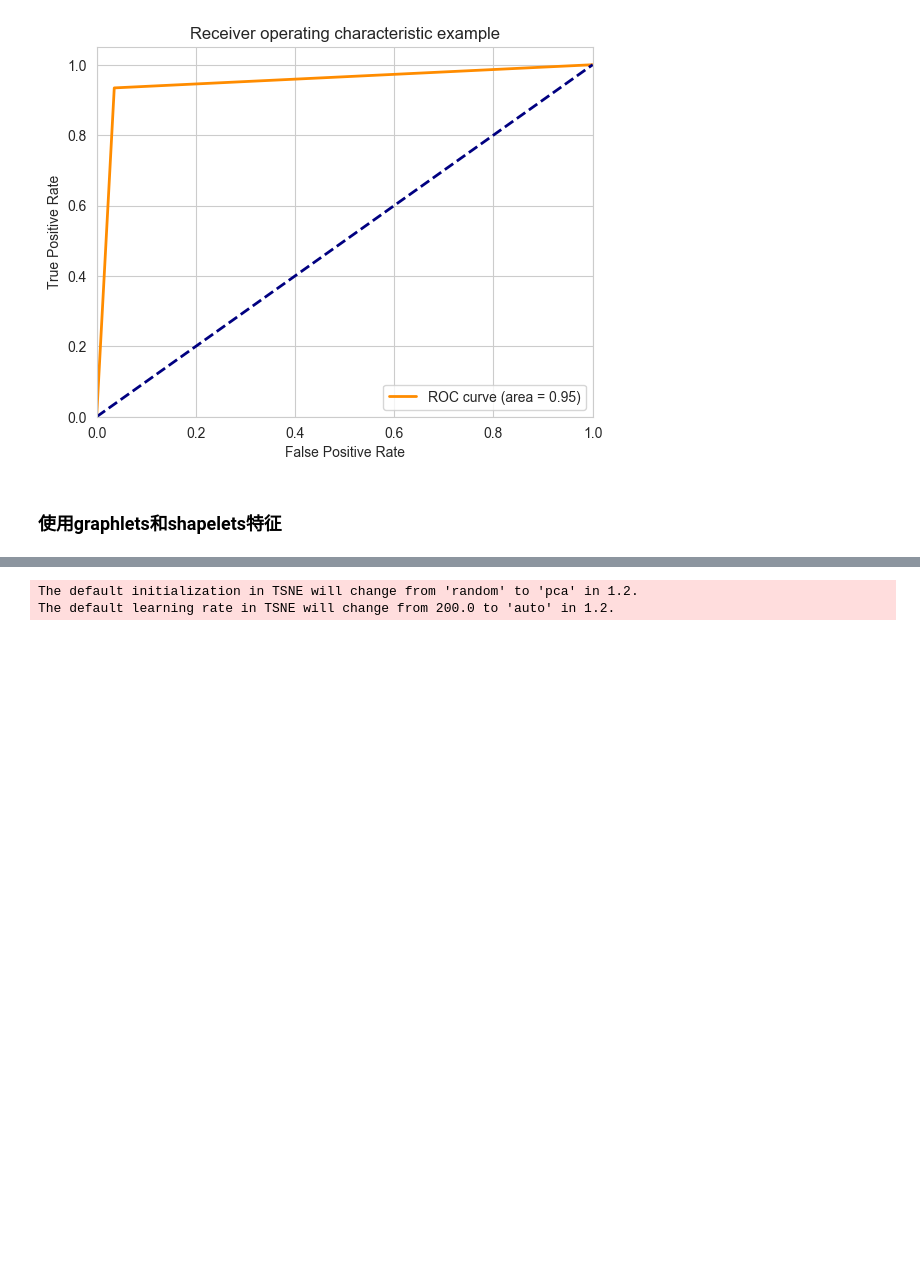
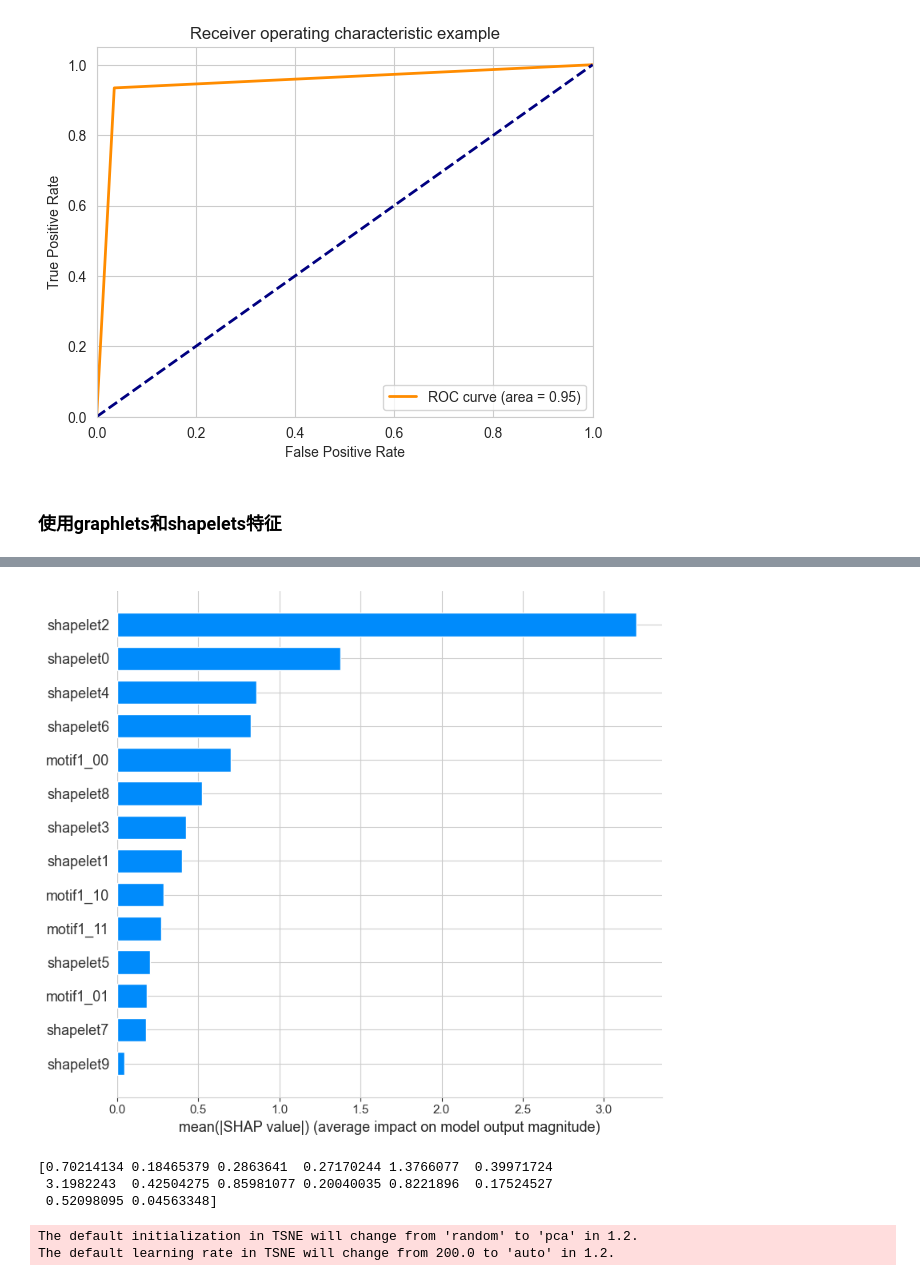
Before and after one commit to YancyKahn/eth-phishing-detection, a Jupyter notebook: translets_mining.ipynb, the cells around one changed output, grey strips where cells are left out. Cells and saved outputs as stored; diff of their text form; code cells hidden in the pictures; blank space fills up the shorter version.

```diff
--- a/translets_mining.ipynb
+++ b/translets_mining.ipynb
@@ -382,3 +382,15 @@ No data for colormapping provided via 'c'. Parameters 'vmin', 'vmax' will be ign
+# %%
+# SHAP特征重要性
+shap.summary_plot(shap_values, X_test, plot_type="bar")
+
+import numpy as np
+mean_shap = np.mean(np.abs(shap_values), axis=0)
+print(mean_shap)
+# %% [output]
+[figure, added]
+[0.70214134 0.18465379 0.2863641  0.27170244 1.3766077  0.39971724
+ 3.1982243  0.42504275 0.85981077 0.20040035 0.8221896  0.17524527
+ 0.52098095 0.04563348]
 # %%
 # 对特征画t-SNE图
 from sklearn.manifold import TSNE
```
Also changed, not shown: parts of 3 cells of this notebook, 5 other files.
